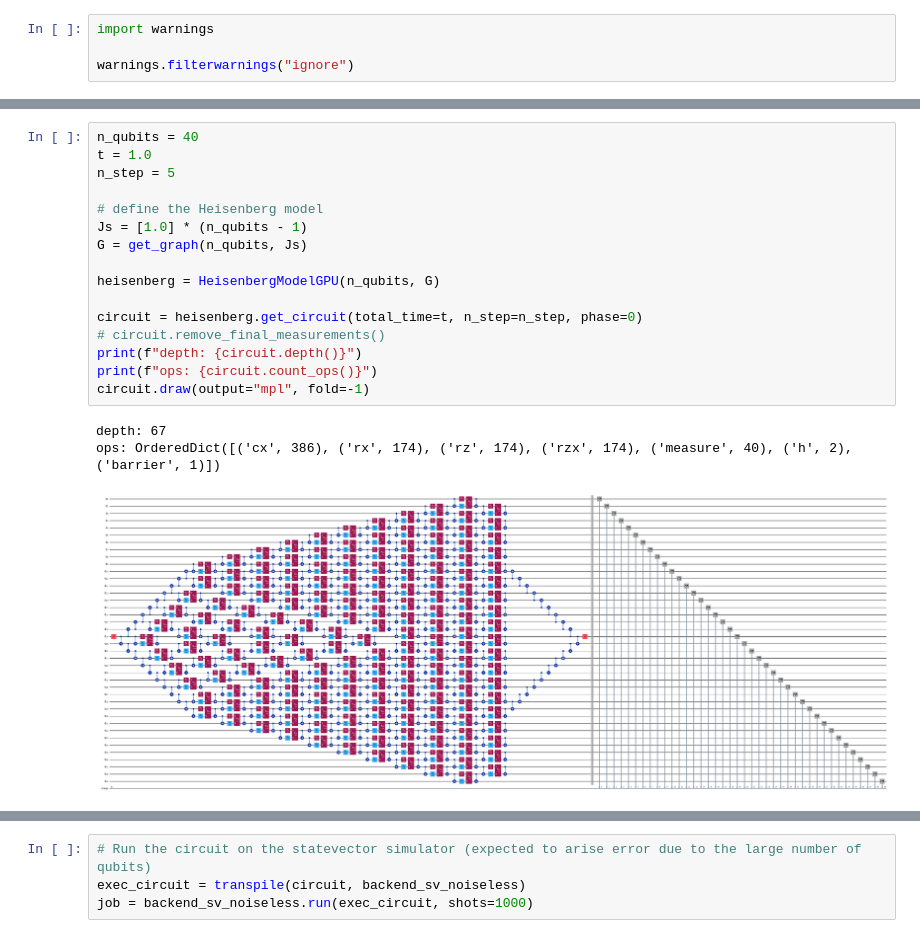
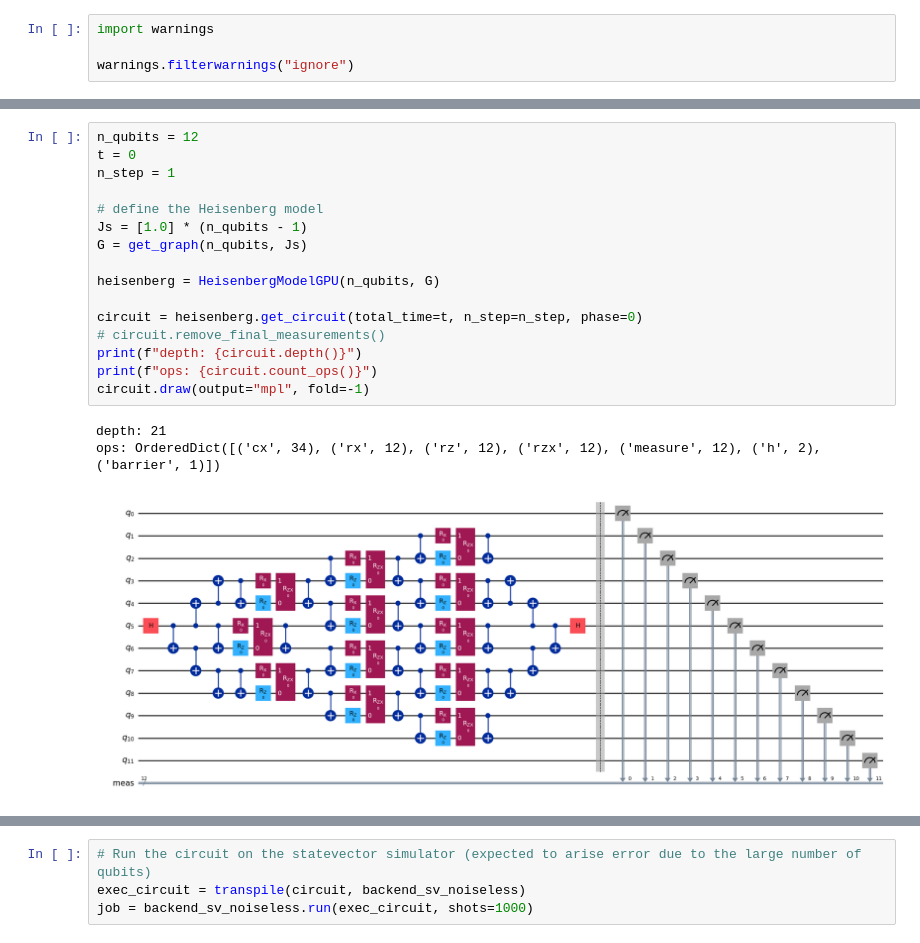
Before and after one commit to YutoMorohoshi/fourier_learning_ibm, a Jupyter notebook: test_circuit.ipynb, the cells around one changed output, grey strips where cells are left out. Cells and saved outputs as stored; diff of their text form.

Commit message:
clean up figures

```diff
--- a/test_circuit.ipynb
+++ b/test_circuit.ipynb
@@ -94,20 +104,20 @@ Using backend noisy simulator: AerSimulator('aer_simulator_matrix_product_state_
 # %%
-n_qubits = 40
-t = 1.0
-n_step = 5
+n_qubits = 12
+t = 0
+n_step = 1
 
 # define the Heisenberg model
 Js = [1.0] * (n_qubits - 1)
 G = get_graph(n_qubits, Js)
 
 heisenberg = HeisenbergModelGPU(n_qubits, G)
 
 circuit = heisenberg.get_circuit(total_time=t, n_step=n_step, phase=0)
 # circuit.remove_final_measurements()
 print(f"depth: {circuit.depth()}")
 print(f"ops: {circuit.count_ops()}")
 circuit.draw(output="mpl", fold=-1)
 # %% [output]
-depth: 67
-ops: OrderedDict([('cx', 386), ('rx', 174), ('rz', 174), ('rzx', 174), ('measure', 40), ('h', 2), ('barrier', 1)])
+depth: 21
+ops: OrderedDict([('cx', 34), ('rx', 12), ('rz', 12), ('rzx', 12), ('measure', 12), ('h', 2), ('barrier', 1)])
-[figure, old version]
+[figure, new version]
```
Also changed, not shown: parts of 6 cells of this notebook, 11 other files.
